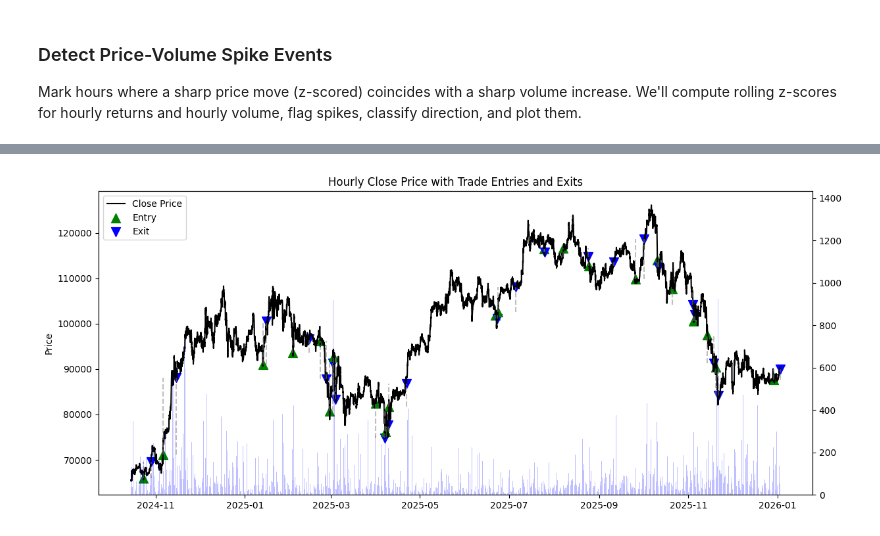
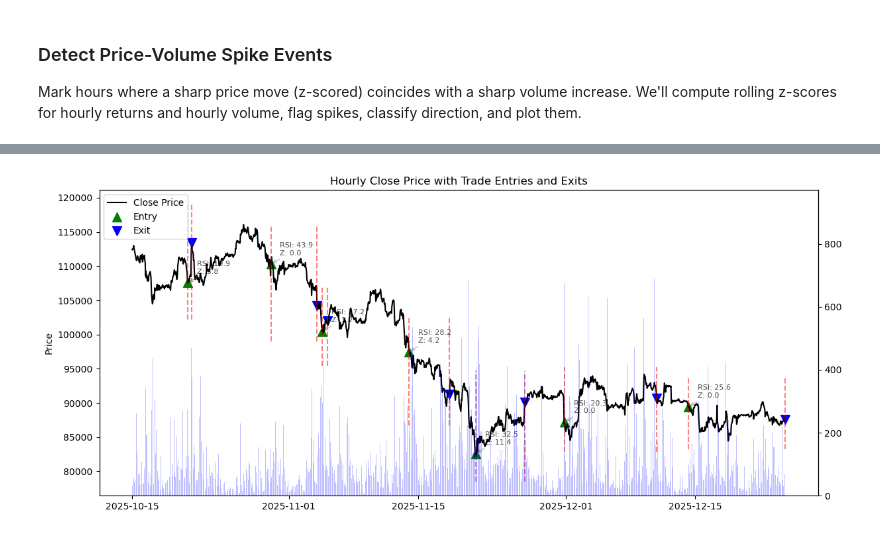
Before and after one commit to zhuyuqiang52/crypto, a Jupyter notebook: crypto_ana.ipynb, the cells around one changed output, grey strips where cells are left out. Saved outputs shown, nothing was run; the diff lists cells and outputs as text; code cells hidden in the pictures.

```diff
--- a/crypto_ana.ipynb
+++ b/crypto_ana.ipynb
@@ -1008,7 +1214,7 @@ import numpy as np
 
 principal = 10000.0
 tz = getattr(hourly_vol_df.index, 'tz', None)
-start = pd.Timestamp('2024-10-15', tz=tz)
+start = pd.Timestamp('2025-10-15', tz=tz)
 df = hourly_vol_df.sort_index().copy()
 df = df[df.index >= start].copy()
 if df.empty:
@@ -1072,26 +1278,18 @@ else:
             short_exit_days_int = max(short_exit_days_int, 3)  # minimum 3 days exit
         # check for trade signal
         if row.get('min_zscore', 0) > z_th:
-            # previous 7-day return based on hourly close (approx)
-            prev_time = t - pd.Timedelta(days=7)
-            prev_slice = df[(df.index < t) & (df.index >= prev_time)]
-            if prev_slice.empty:
+            # determine side using RSI
+            rsi_value = row.get('rsi', 50)  # Default to neutral if RSI is not available
+            if rsi_value < 30:
+                side = 1  # RSI indicates oversold, go long
+            elif rsi_value > 70:
+                side = -1  # RSI indicates overbought, go short
+            else:
                 i += 1
-                continue
-            prev7_ret = (row['Close'] / prev_slice['Close'].iloc[0]) - 1
-            prev2hr_ret = (row['Close'] / df.iloc[i-2]['Close']) - 1 if i>=2 else 0.0
-            # determine side
-            # if prev7_ret <0 and prev2hr_ret>0.01:
-            #     side = 1  # long
-            # elif prev7_ret >0 and prev2hr_ret<-0.01:
-            #     side = -1  # short
-            # else:
+                continue  # No clear signal from RSI
+            # if side ==-1:
             #     i+=1
-            #     continue  # no clear signal
-            side = 1 if prev7_ret < 0  else  -1  # 1=long, -1=short
-            if side ==-1:
-                i+=1
-                continue  # skip short trades for now
+            #     continue  # skip short trades for now
             # if np.sign(side)=np.sign(row.get('hour_return_confirmed_by_pv_corr', 0)):
             #     i+=1
             #     continue  # skip if not confirmed by price-volume correlation
@@ -1158,7 +1356,7 @@ else:
         avg_ret = trades_df['pct_return'].mean()
         print(f'Final capital: ${final_cap:,.2f}, total_ret={total_ret:.2%}, ann_ret={ann_ret:.2%}')
         print(f'Win rate: {win_rate:.2%}, avg trade pct: {avg_ret:.2%}')
-        display(trades_df)
+        display(trades_df.round(4))
     else:
         print('No trades executed under the rules.')
 # %% [output]
@@ -1185,20 +1374,24 @@ Win rate: 54.55%, avg trade pct: 1.53%
 # %%
 # mark the trades on the price chart using dots
 fig, ax1 = plt.subplots(figsize=(14,6))
 ax1.plot(df.index, df['Close'], color='black', label='Close Price')
 ax2 = ax1.twinx()
 ax2.bar(df.index, df['Volume'], width=0.03, alpha=0.25, color='blue', label='Hour Volume')
 for _, trade in trades_df.iterrows():
     entry_time = trade['entry_time']
     exit_time = trade['exit_time']
     entry_price = trade['entry_price']
     exit_price = trade['exit_price']
     ax1.scatter(entry_time, entry_price, marker='^', color='green' if trade['side']=='long' else 'red', s=100, label='Entry' if _==0 else "")
     ax1.scatter(exit_time, exit_price, marker='v', color='blue', s=100, label='Exit' if _==0 else "")
-    ax1.vlines(x=[entry_time, exit_time], ymin=min(entry_price, exit_price), ymax=max(entry_price, exit_price), color='gray', linestyle='--', alpha=0.5)
+    ax1.vlines(x=[entry_time, exit_time], ymin=.95*min(entry_price, exit_price), ymax=1.05*max(entry_price, exit_price), color='red', linestyle='--', alpha=0.5)
+    # add annotation for rsi and min_zscore
+    ax1.annotate(f"RSI: {hourly_vol_df.loc[entry_time,'rsi']:.1f}\nZ: {hourly_vol_df.loc[entry_time,'min_zscore']:.1f}",
+                 xy=(entry_time, entry_price), xytext=(10,10), textcoords='offset points', fontsize=8, color='black', alpha=0.7,
+                 arrowprops=dict(arrowstyle='->', color='gray', alpha=0.5))
 ax1.set_ylabel('Price')
 ax1.set_title('Hourly Close Price with Trade Entries and Exits')
 ax1.legend(loc='upper left')
 plt.show()
 # %% [output]
-[figure, old version]
+[figure, new version]
```
Also changed, not shown: parts of 27 cells of this notebook.
